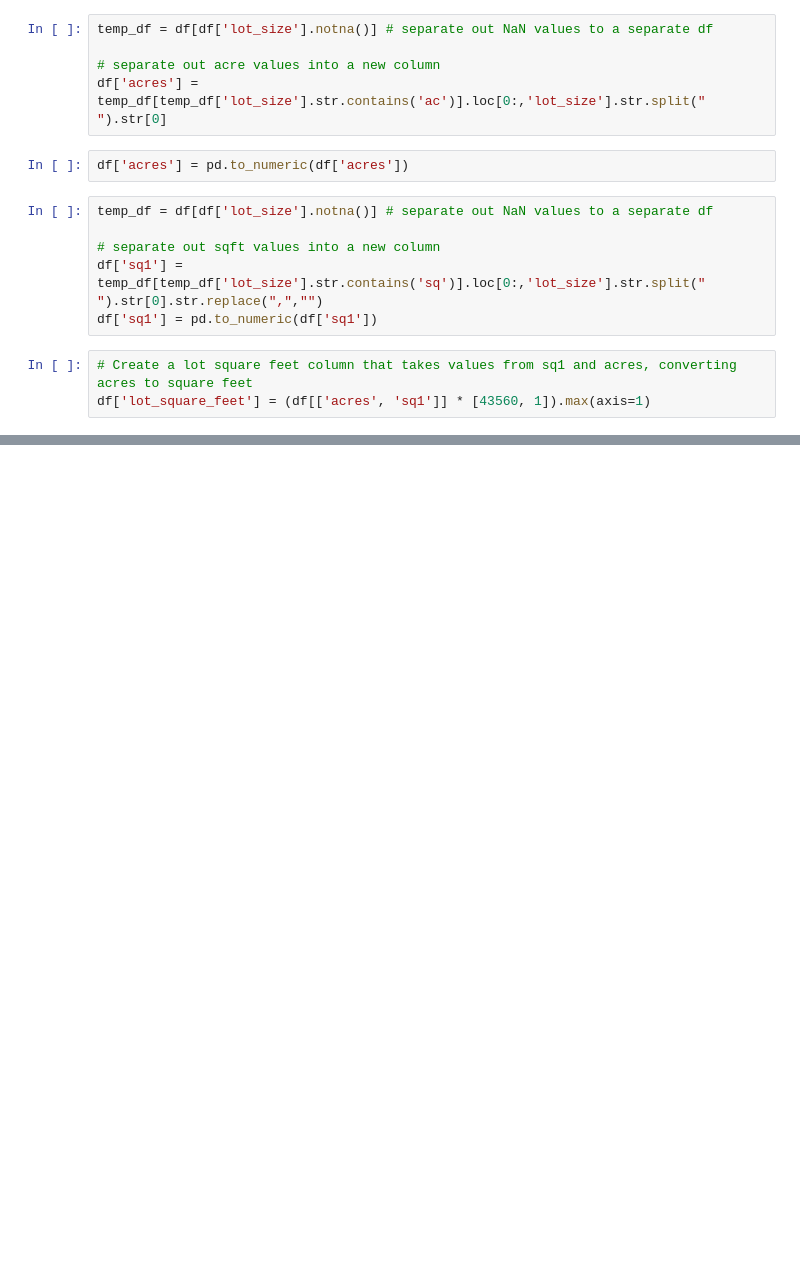
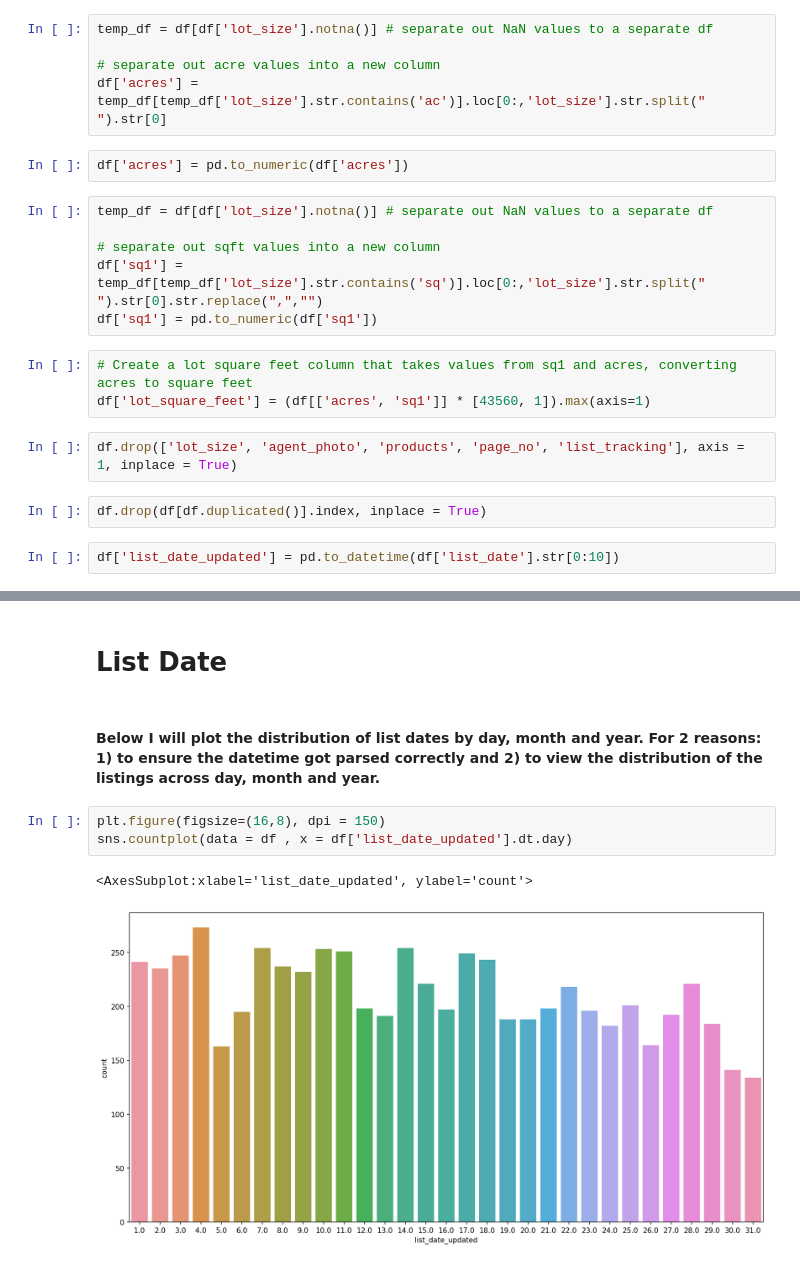
Before and after one commit to blombard24/Real-Estate-API, a Jupyter notebook: Untitled.ipynb, the cells around one changed output, grey strips where cells are left out. Cells and saved outputs as stored; diff of their text form; blank space fills up the shorter version.

```diff
--- a/Untitled.ipynb
+++ b/Untitled.ipynb
@@ -128,3 +135,9 @@ df['sq1'] = pd.to_numeric(df['sq1'])
 # %%
 # Create a lot square feet column that takes values from sq1 and acres, converting acres to square feet
 df['lot_square_feet'] = (df[['acres', 'sq1']] * [43560, 1]).max(axis=1)
+# %%
+df.drop(['lot_size', 'agent_photo', 'products', 'page_no', 'list_tracking'], axis = 1, inplace = True)
+# %%
+df.drop(df[df.duplicated()].index, inplace = True)
+# %%
+df['list_date_updated'] = pd.to_datetime(df['list_date'].str[0:10])
@@ -130,0 +151,10 @@ df['lot_square_feet'] = (df[['acres', 'sq1']] * [43560, 1]).max(axis=1)
+# %% [markdown]
+# List Date
+# %% [markdown]
+#### Below I will plot the distribution of list dates by day, month and year. For 2 reasons: 1) to ensure the datetime got parsed correctly and 2) to view the distribution of the listings across day, month and year.
+# %%
+plt.figure(figsize=(16,8), dpi = 150)
+sns.countplot(data = df , x = df['list_date_updated'].dt.day)
+# %% [output]
+<AxesSubplot:xlabel='list_date_updated', ylabel='count'>
+[figure, added]
```
Also changed, not shown: parts of 33 cells of this notebook.
